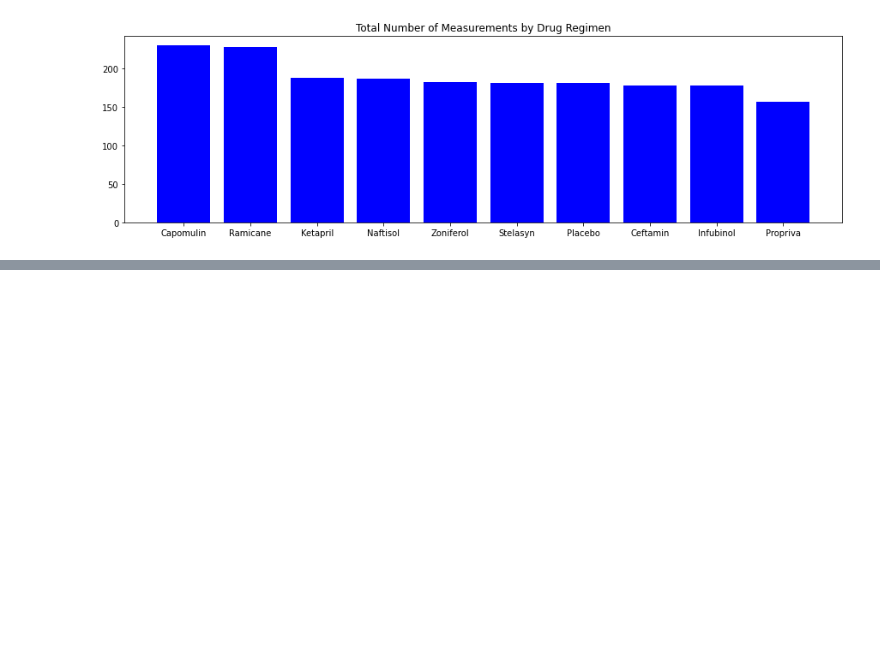
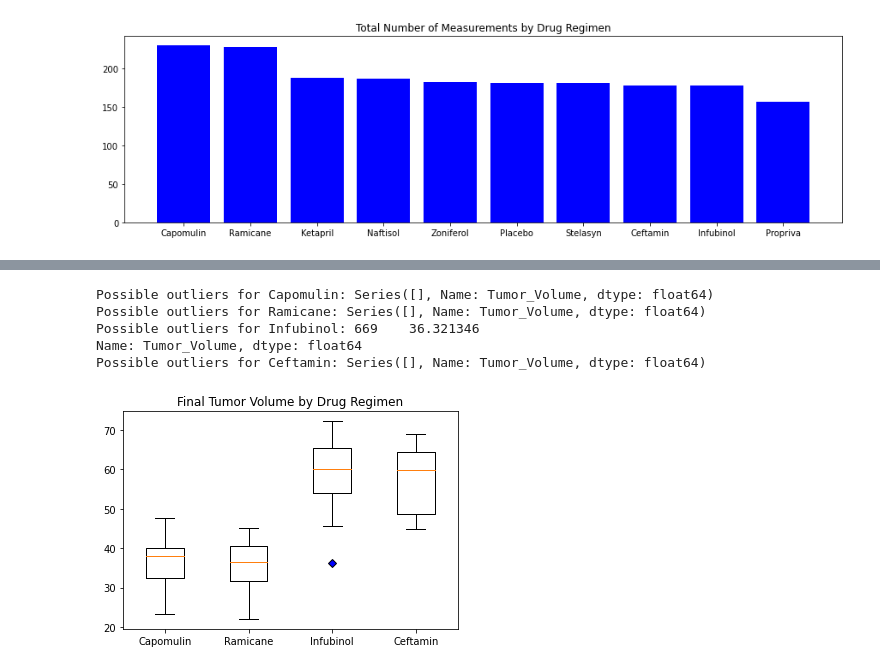
Before and after one commit to schwamb/matplotlib-challenge, a Jupyter notebook: pymaceuticals.ipynb, the cells around one changed output, grey strips where cells are left out. Saved outputs shown, nothing was run; the diff lists cells and outputs as text; code cells hidden in the pictures; blank space fills up the shorter version.

```diff
--- a/pymaceuticals.ipynb
+++ b/pymaceuticals.ipynb
@@ -234,0 +258,19 @@ Length: 10, dtype: int64
+# %%
+# Calculate the final tumor volume of each mouse
+# across four of the most promising treatment regimens:
+# Capomulin, Ramicane, Infubinol, and Ceftamin.
+# Calculate the quartiles and IQR and quantitatively determine if there
+# are any potential outliers across all four treatment regimens.
+
+#https://stackoverflow.com/questions/42050339/pandas-get-highest-value-from-a-column-for-each-unique-value-in-another-column
+final_tumor_vol = (mouse_study_clean.sort_values("Timepoint", ascending=False).drop_duplicates(['Mouse_ID']))
+tumor_removed_dupes = final_tumor_vol.drop_duplicates(['Mouse_ID'])
+promising_regimens = tumor_removed_dupes.loc[tumor_removed_dupes['Drug_Regimen'] ==  "Capomulin"]
+promising_regimens1 = promising_regimens.append(tumor_removed_dupes.loc[tumor_removed_dupes['Drug_Regimen'] ==  "Infubinol"])
+promising_regimens2 = promising_regimens1.append(tumor_removed_dupes.loc[tumor_removed_dupes['Drug_Regimen'] ==  "Ramicane"])
+promising_regimens3 = promising_regimens2.append(tumor_removed_dupes.loc[tumor_removed_dupes['Drug_Regimen'] ==  "Ceftamin"])
+
+# final_volume = promising_regimens3[["Drug_Regimen", "Tumor_Volume"]]
+drug_list = ["Capomulin", "Ramicane", "Infubinol", "Ceftamin"]
+volume_by_mouse = promising_regimens3[["Mouse_ID", "Drug_Regimen", "Tumor_Volume"]]
+volume_by_mouse
@@ -234,0 +291,34 @@ Length: 10, dtype: int64
+# %%
+# final_volume.to_list()
+
+volume_list=[]
+for drug in drug_list:
+    final_volume = tumor_removed_dupes.loc[tumor_removed_dupes["Drug_Regimen"] == drug, 'Tumor_Volume']
+    tumor_volume = (final_volume)
+    volume_list.append(tumor_volume)
+
+    quartiles = tumor_volume.quantile([.25,.5,.75])
+    lowerq = quartiles[0.25]
+    upperq = quartiles[0.75]
+
+    iqr = upperq-lowerq
+    lower_bound = lowerq - (1.5*iqr)
+    upper_bound = upperq + (1.5*iqr)
+
+
+    print(f"Possible outliers for {drug}: {tumor_volume.loc[(tumor_volume < lower_bound) | (tumor_volume > upper_bound)]}")
+# %% [output]
+Possible outliers for Capomulin: Series([], Name: Tumor_Volume, dtype: float64)
+Possible outliers for Ramicane: Series([], Name: Tumor_Volume, dtype: float64)
+Possible outliers for Infubinol: 669    36.321346
+Name: Tumor_Volume, dtype: float64
+Possible outliers for Ceftamin: Series([], Name: Tumor_Volume, dtype: float64)
+# %%
+outliers = dict(markerfacecolor='b', marker = 'D')
+fig7, ax7 = plt.subplots()
+ax7.set_title('Final Tumor Volume by Drug Regimen')
+ax7.boxplot(volume_list, labels=(drug_list), flierprops=outliers)
+
+plt.show()
+# %% [output]
+[figure, added]
```
Also changed, not shown: parts of 13 cells of this notebook, 1 other file.
